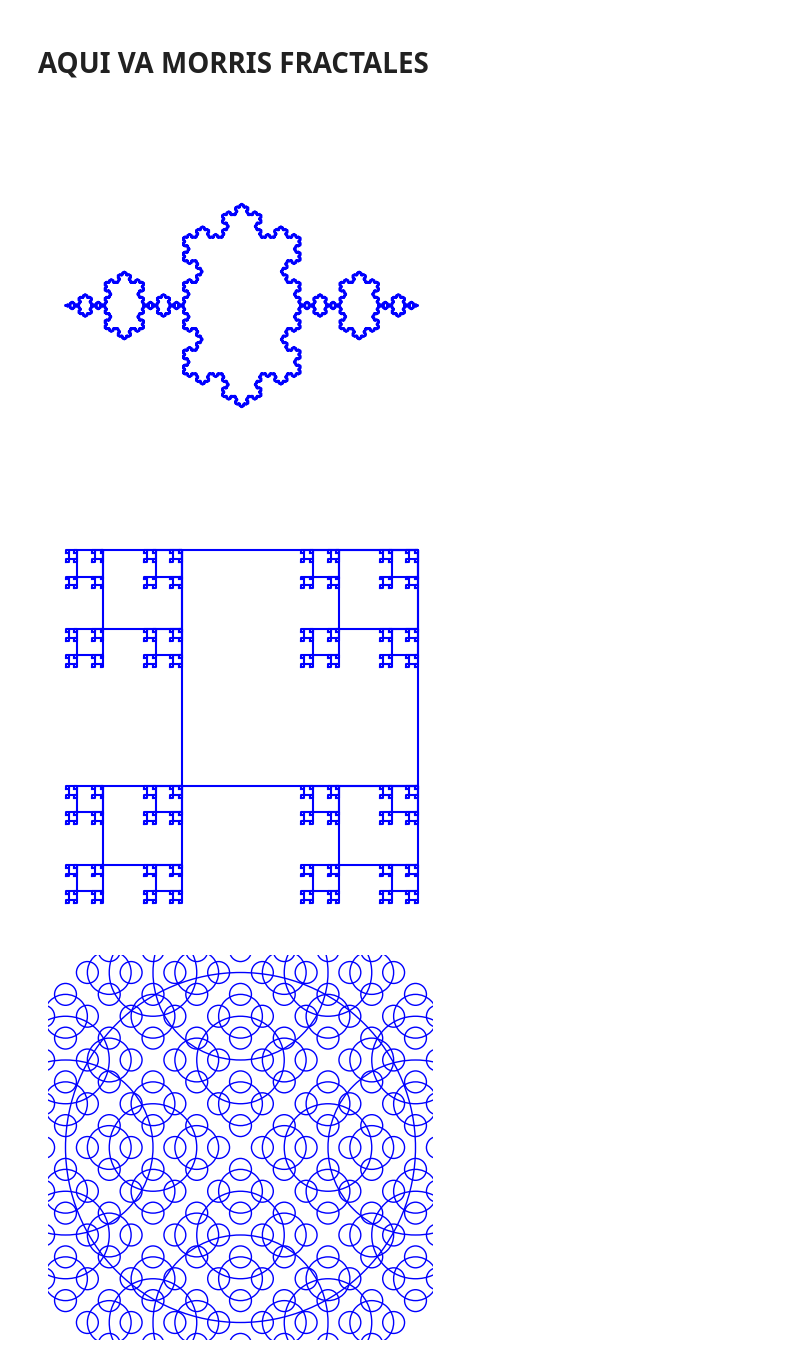
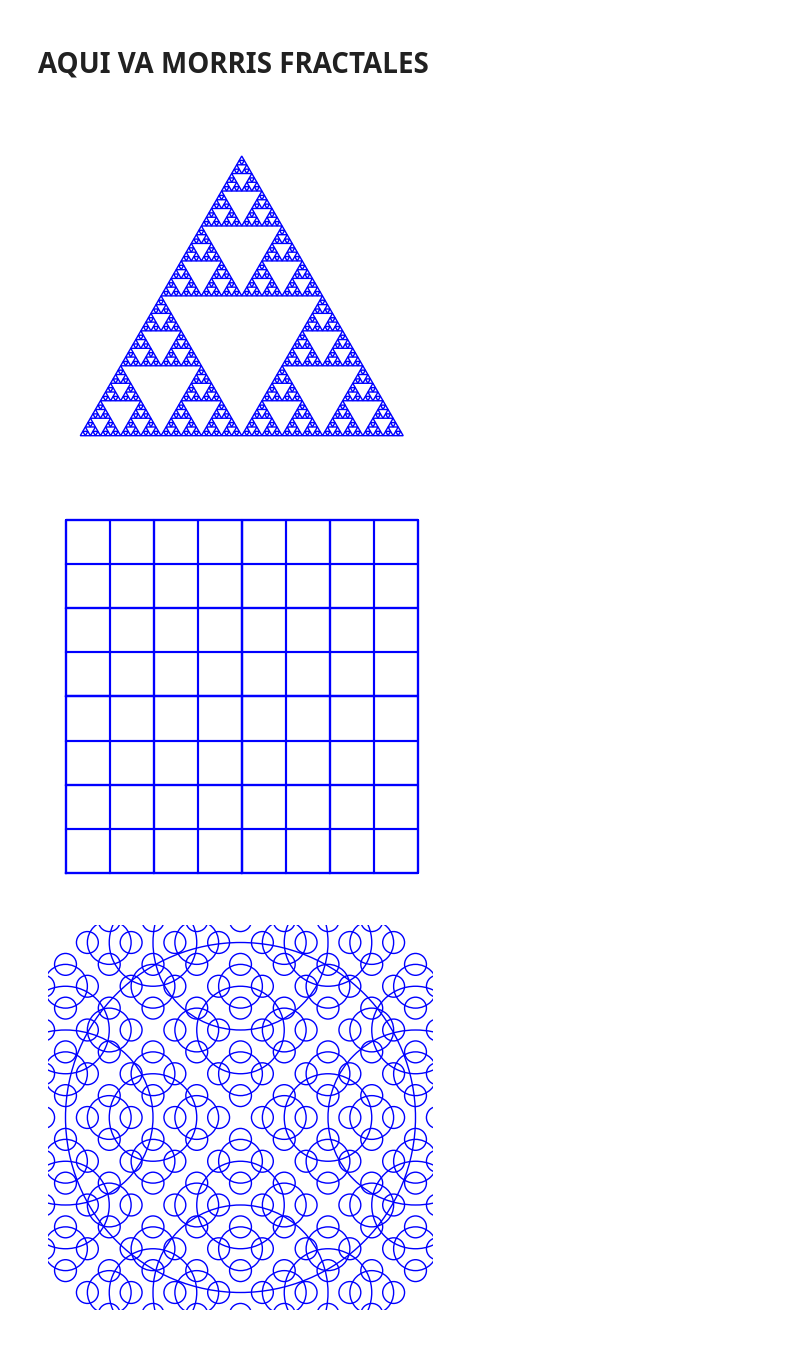
Before and after one commit to Daniel-Iteso/Proyecto2_HernandezDaniel_MarquezJesus, a Jupyter notebook: Proyecto2_Daniel_Jesus.ipynb, the cells around one changed output. Cells and saved outputs as stored; diff of their text form; code cells hidden in the pictures.

```diff
--- a/Proyecto2_Daniel_Jesus.ipynb
+++ b/Proyecto2_Daniel_Jesus.ipynb
@@ -69,53 +69,54 @@ integ
 # %% [markdown]
 # AQUI VA MORRIS FRACTALES
 # %%
+import matplotlib.pyplot as plt
 import numpy as np
-import matplotlib.pyplot as plt
 
-def koch_snowflake(order):
-    if order == 0:
-        return np.array([[1, 1], [2, 1]])
+def draw_triangle(vertices):
+    triangle = plt.Polygon(vertices, fill=False, edgecolor='b')
+    plt.gca().add_patch(triangle)
 
-    previous_snowflake = koch_snowflake(order - 1)
-    n = len(previous_snowflake)
-    expanded_snowflake = np.zeros((4 * n, 2))
+def midpoint(p1, p2):
+    return ((p1[0] + p2[0]) / 2, (p1[1] + p2[1]) / 2)
 
-    for i in range(n):
-        p1 = previous_snowflake[i]
-        p2 = previous_snowflake[(i + 1) % n]
+def triangle_fractal(vertices, depth):
+    if depth == 0:
+        return
+    else:
+        v1, v2, v3 = vertices
 
-        # Calculate new points
-        delta = (p2 - p1) / 3.0
-        p3 = p1 + delta
-        p5 = p2 - delta
-        p4 = p3 + np.dot(np.array([[np.cos(np.pi / 3), -np.sin(np.pi / 3)], [np.sin(np.pi / 3), np.cos(np.pi / 3)]]), delta)
+        # Calculate midpoints of edges
+        m1 = midpoint(v1, v2)
+        m2 = midpoint(v2, v3)
+        m3 = midpoint(v3, v1)
 
-        # Update the expanded snowflake
-        expanded_snowflake[i * 4] = p1
-        expanded_snowflake[i * 4 + 1] = p3
-        expanded_snowflake[i * 4 + 2] = p4
-        expanded_snowflake[i * 4 + 3] = p5
+        # Draw the smaller triangles
+        draw_triangle([m1, m2, m3])
 
-    return expanded_snowflake
+        # Recursively draw smaller triangles for each triangle's vertices
+        triangle_fractal([v1, m1, m3], depth - 1)
+        triangle_fractal([m1, v2, m2], depth - 1)
+        triangle_fractal([m2, v3, m3], depth - 1)
 
 def main():
-    order = 6  # Adjust the order to control complexity
+    # Define the vertices of the initial equilateral triangle
+    vertices = np.array([[0, 0], [1, 0], [0.5, np.sqrt(3)/2]])
 
-    snowflake = koch_snowflake(order)
-    snowflake = np.concatenate((snowflake, [snowflake[0]]))  # Close the path
-
-    x, y = snowflake[:, 0], snowflake[:, 1]
+    depth = 6  # Adjust the depth to control complexity
 
     plt.figure(figsize=(5, 5))
-    plt.plot(x, y, 'b')
-    plt.axis('equal')
+    draw_triangle(vertices)
+    triangle_fractal(vertices, depth)
+    plt.xlim(-0.1, 1.1)
+    plt.ylim(-0.1, 1.0)
+    plt.gca().set_aspect('equal', adjustable='box')
     plt.axis('off')
     plt.show()
 
 if __name__ == "__main__":
     main()
 # %% [output]
-[figure, old version]
+[figure, new version]
 # %%
 import matplotlib.pyplot as plt
 
@@ -129,17 +130,17 @@ def square_fractal(x, y, size, depth):
         return
     else:
         draw_square(x, y, size)
-        new_size = size / 3
+        new_size = size / 2
 
         # Recursively draw smaller squares in the four corners
-        square_fractal(x - new_size, y - new_size, new_size, depth - 1)
-        square_fractal(x - new_size, y + size - new_size, new_size, depth - 1)
-        square_fractal(x + size - new_size, y - new_size, new_size, depth - 1)
+        square_fractal(x, y, new_size, depth - 1)
+        square_fractal(x, y + new_size, new_size, depth - 1)
+        square_fractal(x + size - new_size, y, new_size, depth - 1)
         square_fractal(x + size - new_size, y + size - new_size, new_size, depth - 1)
 
 def main():
     size = 1.0
-    depth = 5  # Adjust the depth to control complexity
+    depth = 4  # Adjust the depth to control complexity
 
     plt.figure(figsize=(5, 5))
     square_fractal(0.5, 0.5, size, depth)
@@ -150,7 +151,7 @@ def main():
 if __name__ == "__main__":
     main()
 # %% [output]
-[figure, old version]
+[figure, new version]
 # %%
 import matplotlib.pyplot as plt
 import numpy as np
```
